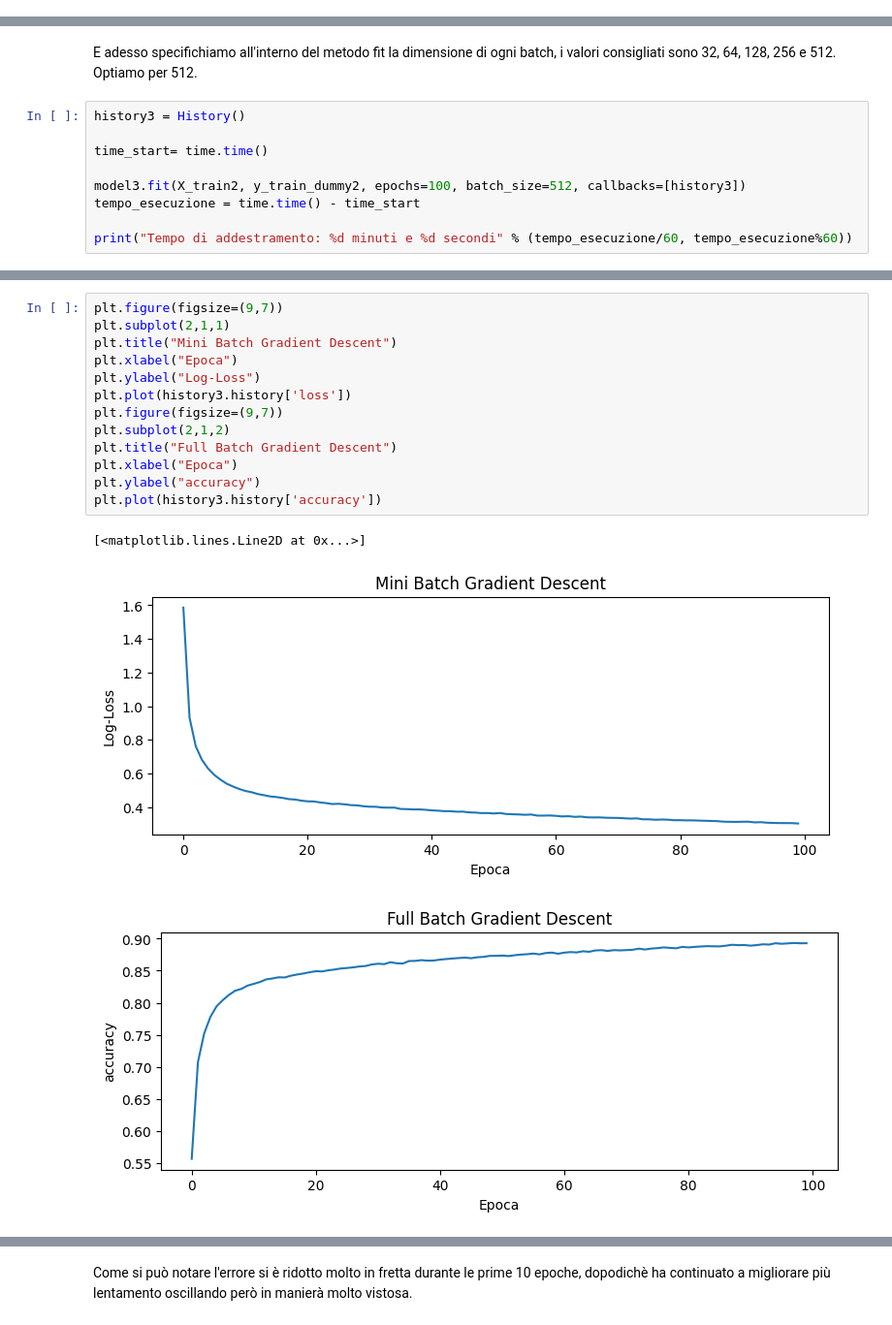
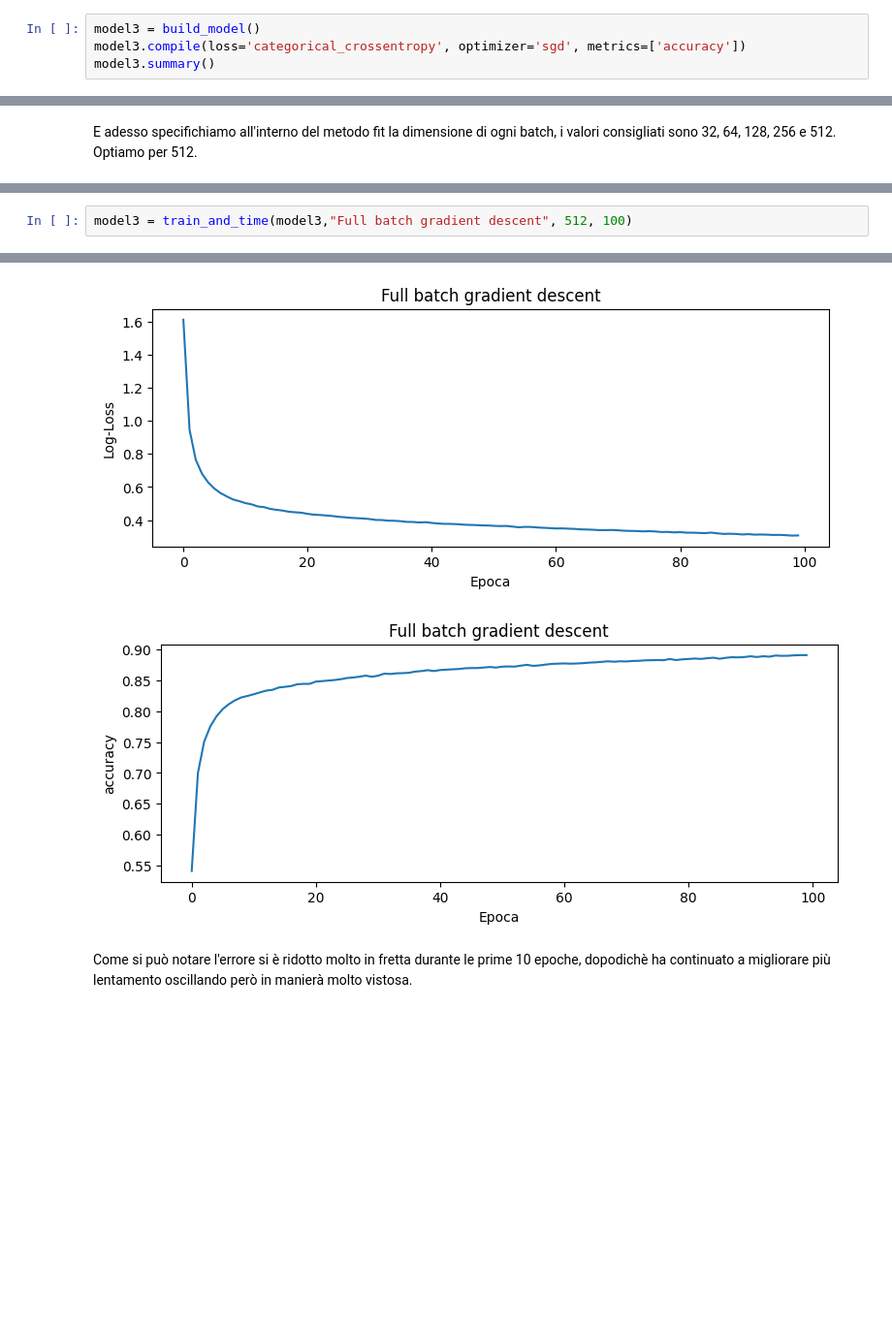
Before and after one commit to Simone1102/Deep-Learning, a Jupyter notebook: ANN_MNIST.ipynb, the cells around one changed output, grey strips where cells are left out. Shown at 97% size. Cells and saved outputs as stored; diff of their text form; blank space fills up the shorter version.

```diff
--- a/ANN_MNIST.ipynb
+++ b/ANN_MNIST.ipynb
@@ -339,0 +281,4 @@ _________________________________________________________________
+# %%
+model3 = build_model()
+model3.compile(loss='categorical_crossentropy', optimizer='sgd', metrics=['accuracy'])
+model3.summary()
@@ -340,12 +303,3 @@ _________________________________________________________________
 # %% [markdown]
 E adesso specifichiamo all'interno del metodo fit la dimensione di ogni batch, i valori consigliati sono 32, 64, 128, 256 e 512.
 Optiamo per 512.
-# %%
-history3 = History()
-
-time_start= time.time()
-
-model3.fit(X_train2, y_train_dummy2, epochs=100, batch_size=512, callbacks=[history3])
-tempo_esecuzione = time.time() - time_start
-
-print("Tempo di addestramento: %d minuti e %d secondi" % (tempo_esecuzione/60, tempo_esecuzione%60))
@@ -370,17 +306,3 @@ Tempo di addestramento: 1 minuti e 22 secondi
-# %%
-plt.figure(figsize=(9,7))
-plt.subplot(2,1,1)
-plt.title("Mini Batch Gradient Descent")
-plt.xlabel("Epoca")
-plt.ylabel("Log-Loss")
-plt.plot(history3.history['loss'])
-plt.figure(figsize=(9,7))
-plt.subplot(2,1,2)
-plt.title("Full Batch Gradient Descent")
-plt.xlabel("Epoca")
-plt.ylabel("accuracy")
-plt.plot(history3.history['accuracy'])
-# %% [output]
-[<matplotlib.lines.Line2D at 0x...>]
-[figure, removed]
-[figure, removed]
+# %%
+model3 = train_and_time(model3,"Full batch gradient descent", 512, 100)
+# %% [output]
@@ -387,3 +311,5 @@ plt.plot(history3.history['accuracy'])
+[figure, added]
+[figure, added]
 # %% [markdown]
 Come si può notare l'errore si è ridotto molto in fretta durante le prime 10 epoche, dopodichè ha continuato a migliorare più lentamento oscillando però in manierà molto vistosa.
 # %%
```
Also changed, not shown: parts of 47 cells of this notebook.
